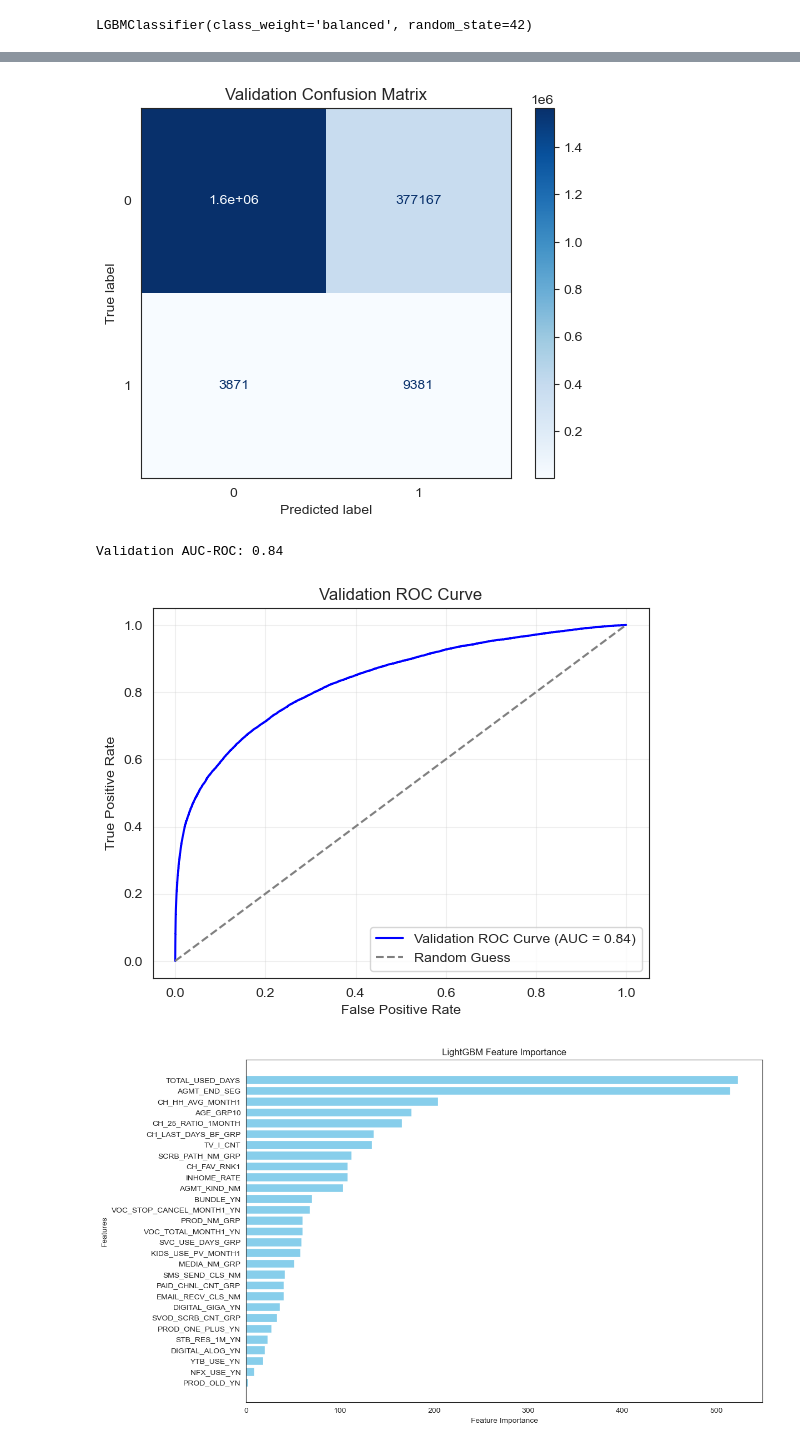
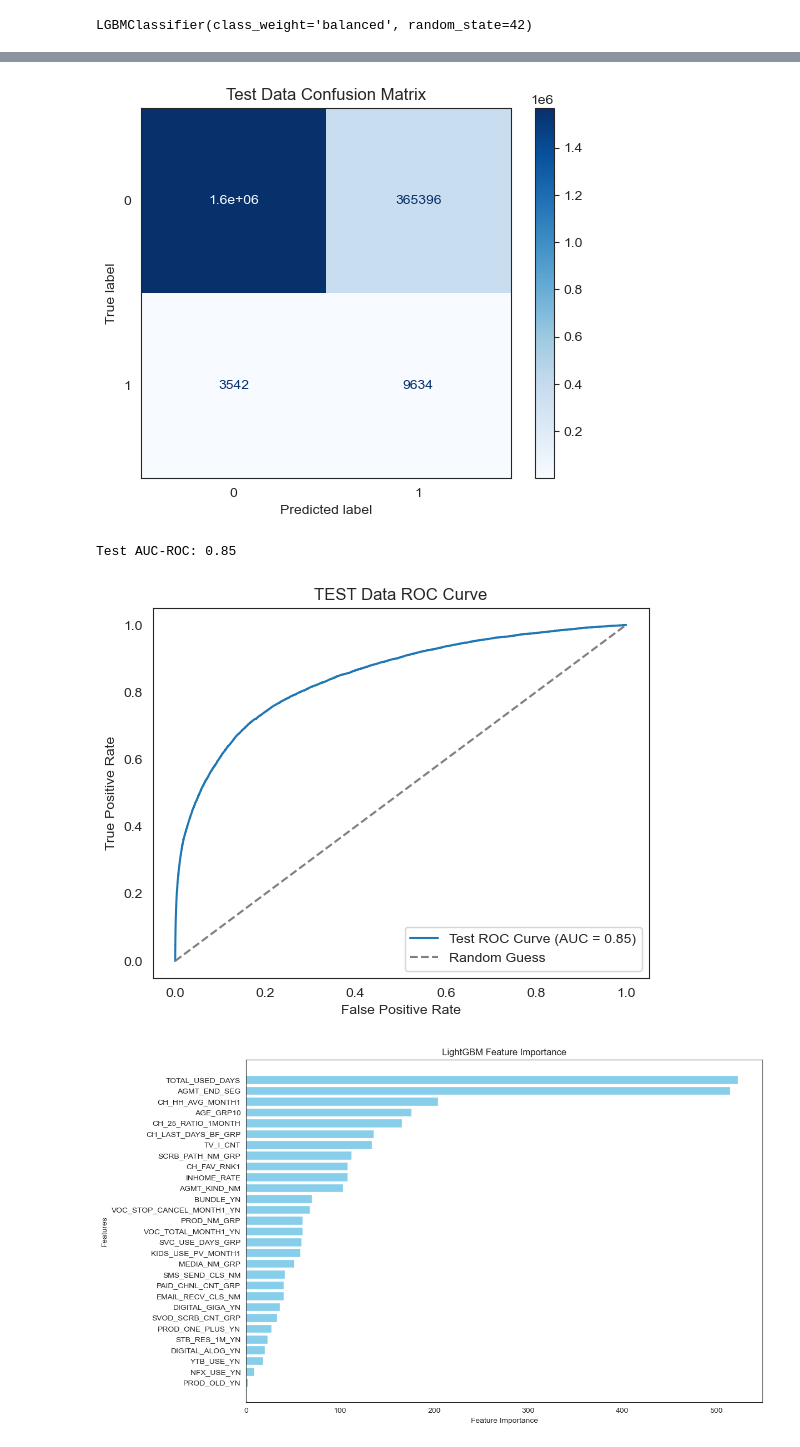
Before and after one commit to Kimwoojin0622/LGHV_Project_1Team, a Jupyter notebook: Data/01_9_LGHV_LGBM_Modeling.ipynb, the cells around one changed output, grey strips where cells are left out. Cells and saved outputs as stored; diff of their text form; code cells hidden in the pictures.

```diff
--- a/Data/01_9_LGHV_LGBM_Modeling.ipynb
+++ b/Data/01_9_LGHV_LGBM_Modeling.ipynb
@@ -444,6 +436,5 @@ plt.show()
 # %% [markdown]
 #### 레이블 인코딩 + 정규화 + 이상치가 있는 컬럼에는 Robust 스케일링 진행
 # %%
-train = pd.read_csv("data/train/train.csv")
-val = pd.read_csv("data/train/validation.csv")
+train = pd.read_csv("data/train/train_weights.csv")
 test = pd.read_csv("data/train/test.csv")
@@ -450,3 +481,3 @@ test = pd.read_csv("data/train/test.csv")
 # %%
-val = val.drop(columns=['sha2_hash','p_mt','AGMT_END_YMD'])
+train = train.drop(columns=['sha2_hash','p_mt','AGMT_END_YMD'])
 test = test.drop(columns=['sha2_hash','p_mt','AGMT_END_YMD'])
@@ -484,0 +506,6 @@ print("레이블 인코딩 끝")
+# %%
+for col, le in label_encoders.items():
+    print(f"🔹 {col} 레이블 인코딩 매핑")
+    label_mapping = dict(zip(le.classes_, le.transform(le.classes_)))
+    print(label_mapping)
+    print("-" * 30)
@@ -530,59 +602,57 @@ lgbm_model.fit(X_train, y_train)
 # %% [output]
 LGBMClassifier(class_weight='balanced', random_state=42)
 # %%
+from sklearn.linear_model import LogisticRegression
 from sklearn.metrics import accuracy_score, classification_report, confusion_matrix, roc_auc_score, roc_curve
-from sklearn.metrics import ConfusionMatrixDisplay
+from sklearn.metrics import ConfusionMatrixDisplay  # ConfusionMatrixDisplay 임포트
 import matplotlib.pyplot as plt
 import seaborn as sns
 
-# Seaborn 스타일 초기화
 sns.set_style("white")
 
-# 검증 데이터
-X_val = val.drop(columns=['churn'])
-y_val = val['churn']
+# 테스트 데이터 불러오기
+X_test = test.drop(columns=['churn'])
+y_test = test['churn']
 
 # -----------------------------------------------------------
-# 검증 데이터 (Validation) 평가
+# 테스트 데이터 (Test) 평가
 # -----------------------------------------------------------
-# 검증 데이터(val) 예측
-val_predictions = lgbm_model.predict(X_val)
+# 테스트 데이터(test) 예측
+test_predictions = lgbm_model.predict(X_test)
 
 # 정확도 확인
-val_accuracy = accuracy_score(y_val, val_predictions)
-print(f"Validation Accuracy: {val_accuracy:.2f}")
+test_accuracy = accuracy_score(y_test, test_predictions)
+print(f"Test Accuracy: {test_accuracy:.2f}")
 
-# Classification Report
-print("\nClassification Report (Validation):")
-print(classification_report(y_val, val_predictions))
+# Classification 리포트
+print("\nClassification Report (테스트 데이터):")
+print(classification_report(y_test, test_predictions))
 
-# Confusion Matrix
-print("\nConfusion Matrix (Validation):")
-conf_matrix = confusion_matrix(y_val, val_predictions)
-print(conf_matrix)
-disp_val = ConfusionMatrixDisplay(confusion_matrix=conf_matrix, display_labels=lgbm_model.classes_)
-disp_val.plot(cmap="Blues")
-plt.title("Validation Confusion Matrix")
+# Confusion Matrix (혼동행렬)
+print("\nConfusion Matrix (테스트 데이터):")
+print(confusion_matrix(y_test, test_predictions))
+disp_test = ConfusionMatrixDisplay(confusion_matrix=confusion_matrix(y_test, test_predictions), display_labels=lgbm_model.classes_)
+
+plt.figure()
+disp_test.plot(cmap="Blues", ax=plt.gca())
+plt.grid(False)
+plt.title("Test Data Confusion Matrix")
 plt.show()
 
-# -----------------------------------------------------------
-# AUC-ROC 계산 및 시각화
-# -----------------------------------------------------------
-val_probabilities = lgbm_model.predict_proba(X_val)[:, 1]  # 클래스 1에 대한 확률
-val_auc = roc_auc_score(y_val, val_probabilities)
-print(f"Validation AUC-ROC: {val_auc:.2f}")
-
-# ROC Curve 계산
-fpr_val, tpr_val, thresholds_val = roc_curve(y_val, val_probabilities)
+# AUC-ROC 계산
+test_probabilities = lgbm_model.predict_proba(X_test)[:, 1]
+test_auc = roc_auc_score(y_test, test_probabilities)
+print(f"Test AUC-ROC: {test_auc:.2f}")
 
 # ROC Curve 시각화
+fpr_val, tpr_val, thresholds_val = roc_curve(y_test, test_probabilities)
 plt.figure()
-plt.plot(fpr_val, tpr_val, label=f"Validation ROC Curve (AUC = {val_auc:.2f})", color='blue')
+plt.plot(fpr_val, tpr_val, label=f"Test ROC Curve (AUC = {test_auc:.2f})")
 plt.plot([0, 1], [0, 1], linestyle='--', color='gray', label="Random Guess")
 plt.xlabel("False Positive Rate")
 plt.ylabel("True Positive Rate")
-plt.title("Validation ROC Curve")
+plt.title("TEST Data ROC Curve")
 plt.legend()
-plt.grid(alpha=0.3)
+plt.grid(False)
 plt.show()
 # %% [output]
@@ -605,6 +675,6 @@ Confusion Matrix (Validation):
-[figure, old version]
+[figure, new version]
-Validation AUC-ROC: 0.84
+Test AUC-ROC: 0.85
-[figure, old version]
+[figure, new version]
 # %%
 import pandas as pd
 import matplotlib.pyplot as plt
```
Also changed, not shown: parts of 19 cells of this notebook, 22 other files.
